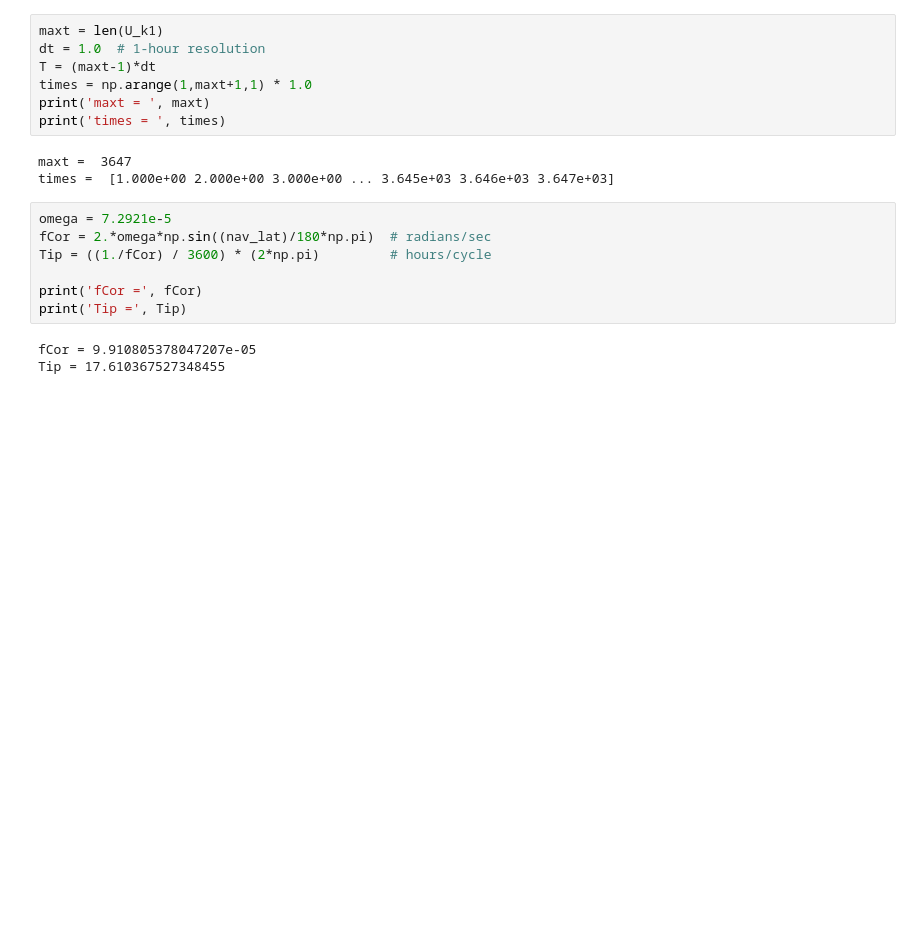
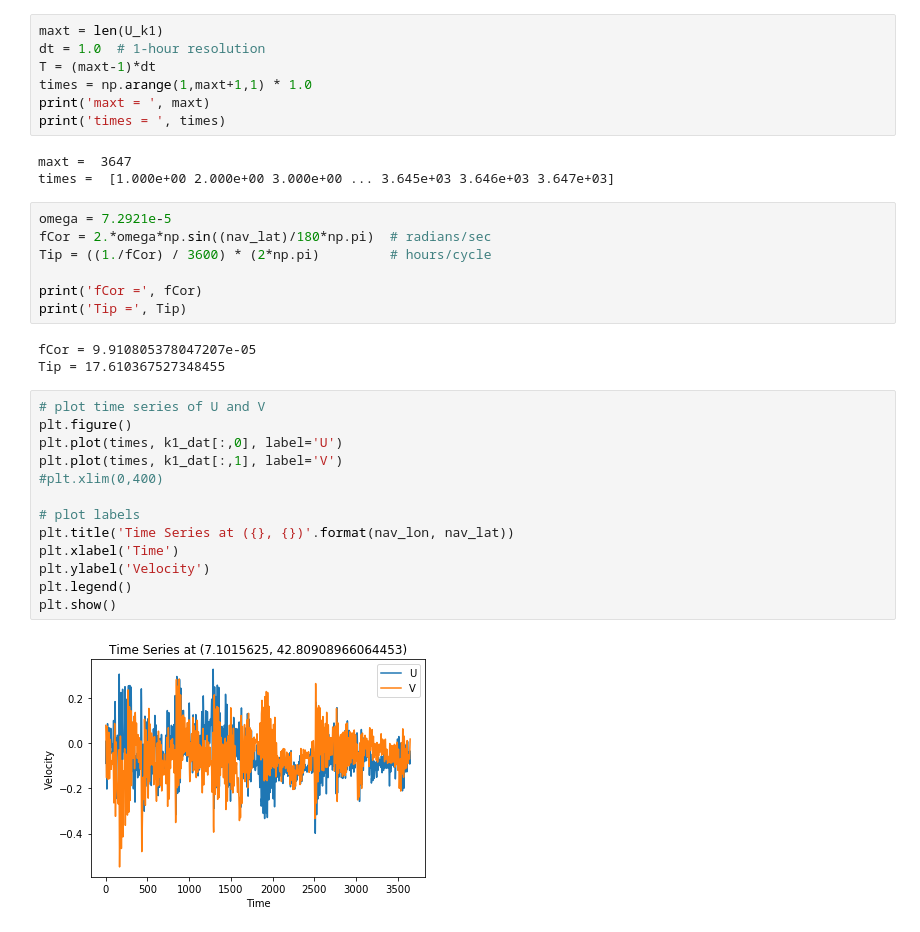
Before and after one commit to mclaret/JISAOinternship, a Jupyter notebook: notebooks/mark/fft_rotary.ipynb, the cells around one changed output. Saved outputs shown, nothing was run; the diff lists cells and outputs as text; blank space fills up the shorter version.

```diff
--- a/notebooks/mark/fft_rotary.ipynb
+++ b/notebooks/mark/fft_rotary.ipynb
@@ -73,3 +74,18 @@ print('Tip =', Tip)
 # %% [output]
 fCor = 9.910805378047207e-05
 Tip = 17.610367527348455
+# %%
+# plot time series of U and V
+plt.figure()
+plt.plot(times, k1_dat[:,0], label='U')
+plt.plot(times, k1_dat[:,1], label='V')
+#plt.xlim(0,400)
+
+# plot labels
+plt.title('Time Series at ({}, {})'.format(nav_lon, nav_lat))
+plt.xlabel('Time')
+plt.ylabel('Velocity')
+plt.legend()
+plt.show()
+# %% [output]
+[figure, added]
```
Also changed, not shown: parts of 4 cells of this notebook, 1 other file.
